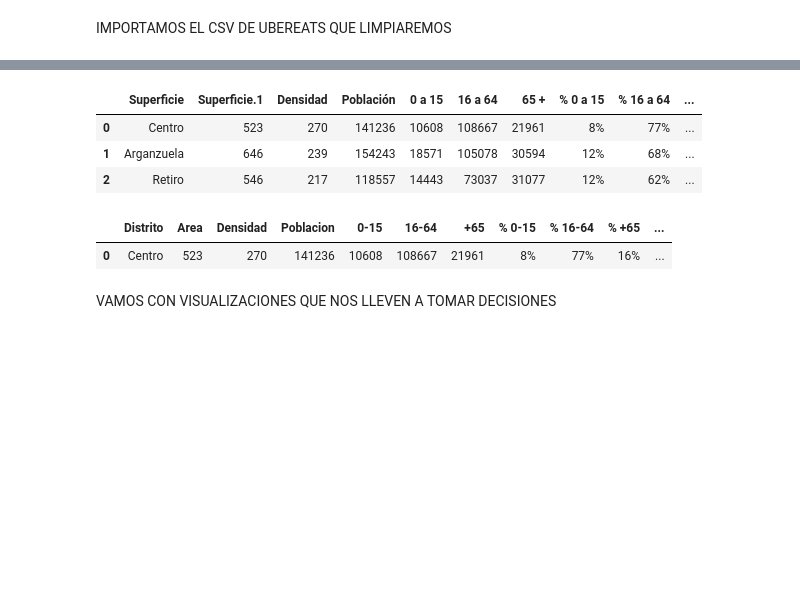
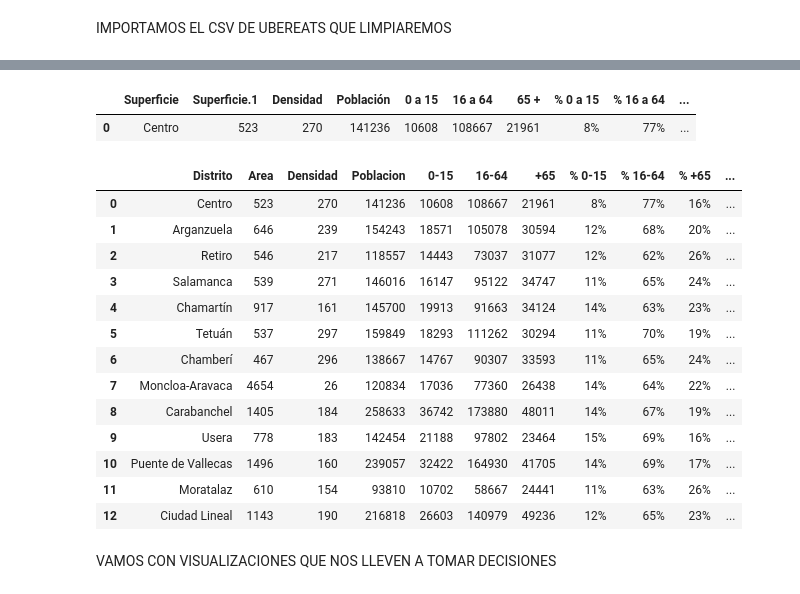
Before and after one commit to juanvpa/Proyecto-Final-Ironhack, a Jupyter notebook: Notebooks/3. UberEats - Visualizing .ipynb, the cells around one changed output, grey strips where cells are left out. Drawn from its saved outputs; the diff is of its cells as text; code cells hidden in the pictures; blank space fills up the shorter version.

```diff
--- a/Notebooks/3. UberEats - Visualizing .ipynb
+++ b/Notebooks/3. UberEats - Visualizing .ipynb
@@ -29,12 +29,10 @@ ue.sample(3)
 | 284 | Ala Sushi | 40 | 3.5 | 0.9 | 30–40 | Asiática | €€ | Calle Castilla,4 , 28039 | Tetuán | ... |
 # %%
 barrio = pd.read_csv("../Data/Barrios_cifras.csv")
-barrio.head(3)
+barrio.head(1)
 # %% [output]
 |  | Superficie | Superficie.1 | Densidad | Población | 0 a 15 | 16 a 64 | 65 + | % 0 a 15 | % 16 a 64 | ... |
 | 0 | Centro | 523 | 270 | 141236 | 10608 | 108667 | 21961 | 8% | 77% | ... |
-| 1 | Arganzuela | 646 | 239 | 154243 | 18571 | 105078 | 30594 | 12% | 68% | ... |
-| 2 | Retiro | 546 | 217 | 118557 | 14443 | 73037 | 31077 | 12% | 62% | ... |
 # %%
 barrio.columns = [
     'Distrito',
@@ -56,10 +54,22 @@ barrio.columns = [
     'Crecimiento',
     'Precio m2',]
 # %%
-barrio.head(1)
+barrio
 # %% [output]
 |  | Distrito | Area | Densidad | Poblacion | 0-15 | 16-64 | +65 | % 0-15 | % 16-64 | % +65 | ... |
 | 0 | Centro | 523 | 270 | 141236 | 10608 | 108667 | 21961 | 8% | 77% | 16% | ... |
+| 1 | Arganzuela | 646 | 239 | 154243 | 18571 | 105078 | 30594 | 12% | 68% | 20% | ... |
+| 2 | Retiro | 546 | 217 | 118557 | 14443 | 73037 | 31077 | 12% | 62% | 26% | ... |
+| 3 | Salamanca | 539 | 271 | 146016 | 16147 | 95122 | 34747 | 11% | 65% | 24% | ... |
+| 4 | Chamartín | 917 | 161 | 145700 | 19913 | 91663 | 34124 | 14% | 63% | 23% | ... |
+| 5 | Tetuán | 537 | 297 | 159849 | 18293 | 111262 | 30294 | 11% | 70% | 19% | ... |
+| 6 | Chamberí | 467 | 296 | 138667 | 14767 | 90307 | 33593 | 11% | 65% | 24% | ... |
+| 7 | Moncloa-Aravaca | 4654 | 26 | 120834 | 17036 | 77360 | 26438 | 14% | 64% | 22% | ... |
+| 8 | Carabanchel | 1405 | 184 | 258633 | 36742 | 173880 | 48011 | 14% | 67% | 19% | ... |
+| 9 | Usera | 778 | 183 | 142454 | 21188 | 97802 | 23464 | 15% | 69% | 16% | ... |
+| 10 | Puente de Vallecas | 1496 | 160 | 239057 | 32422 | 164930 | 41705 | 14% | 69% | 17% | ... |
+| 11 | Moratalaz | 610 | 154 | 93810 | 10702 | 58667 | 24441 | 11% | 63% | 26% | ... |
+| 12 | Ciudad Lineal | 1143 | 190 | 216818 | 26603 | 140979 | 49236 | 12% | 65% | 23% | ... |
 # %%
 barrio.to_csv('df_Distrito.csv')
 # %%
```
Also changed, not shown: 1 other file.
